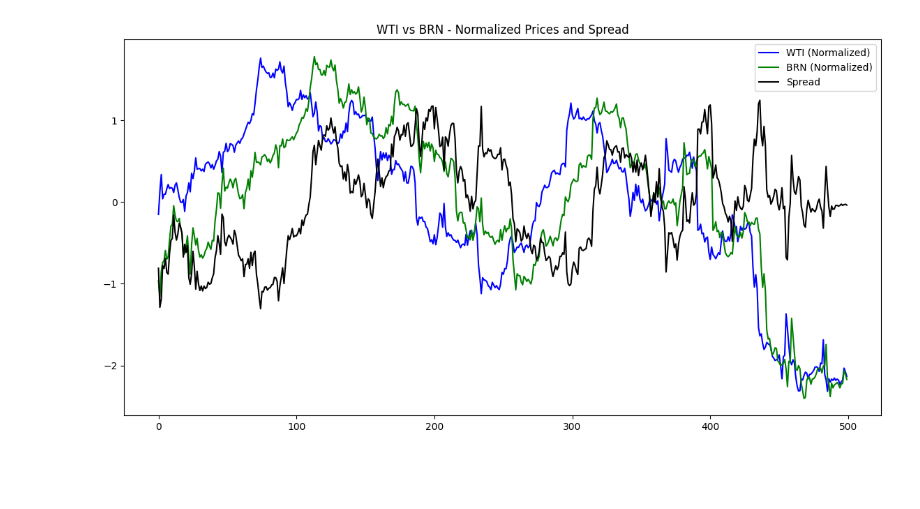
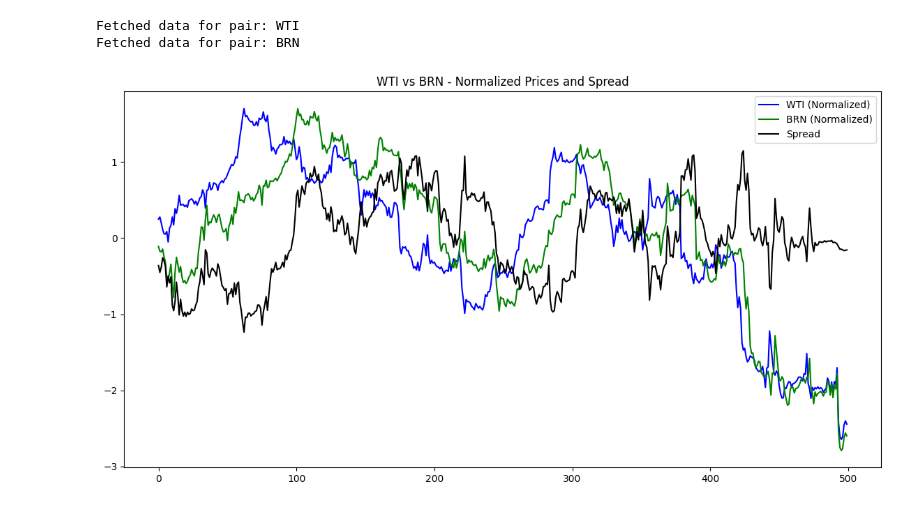
Before and after one commit to sesto-dev/notebooks, a Jupyter notebook: notebooks/08_Spread.ipynb, the cells around one changed output. Cells and saved outputs as stored; diff of their text form; code cells hidden in the pictures; blank space fills up the shorter version.

```diff
--- a/notebooks/08_Spread.ipynb
+++ b/notebooks/08_Spread.ipynb
@@ -18,31 +17,36 @@ data = data_handler.fetch_data()
+# %%
+shared.fill_data(PAIRS, TIMEFRAME, BARS)
+# %% [output]
+Fetched data for pair: WTI
+Fetched data for pair: BRN
 # %%
 def normalize_prices(df):
     return (df['close'] - df['close'].mean()) / df['close'].std()
 
 # Loop over each unique pair of symbols in the shared.data dictionary
-symbols = list(data.keys())
+symbols = list(shared.data.keys())
 for i in range(len(symbols)):
     for j in range(i + 1, len(symbols)):
         symbol1 = symbols[i]
         symbol2 = symbols[j]
 
         # Normalize prices for both symbols
-        df1 = data[symbol1].copy()
-        df2 = data[symbol2].copy()
+        df1 = shared.data[symbol1].copy()
+        df2 = shared.data[symbol2].copy()
 
         df1['Normalized close'] = normalize_prices(df1)
         df2['Normalized close'] = normalize_prices(df2)
 
         # Calculate the spread between the two normalized series
         spread = df2['Normalized close'] - df1['Normalized close']
         # Plot the normalized prices and the spread
         plt.figure(figsize=(14, 7))
         plt.plot(df1.index, df1['Normalized close'], label=f'{symbol1} (Normalized)', color='blue')
         plt.plot(df2.index, df2['Normalized close'], label=f'{symbol2} (Normalized)', color='green')
         plt.plot(df1.index, spread, label='Spread', color='black')
 
         plt.title(f'{symbol1} vs {symbol2} - Normalized Prices and Spread')
         plt.legend()
         plt.show()
 # %% [output]
-[figure, old version]
+[figure, new version]
```
Also changed, not shown: parts of 3 cells of this notebook, 32 other files.
